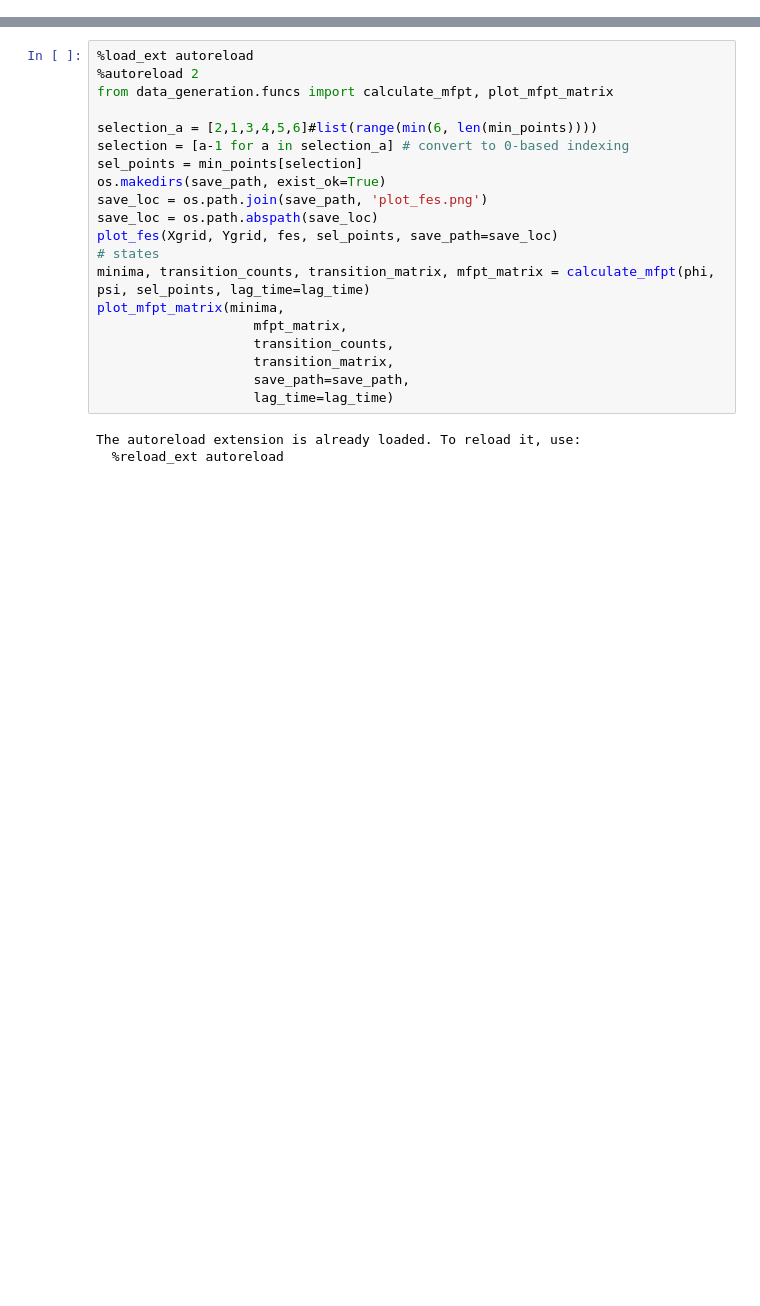
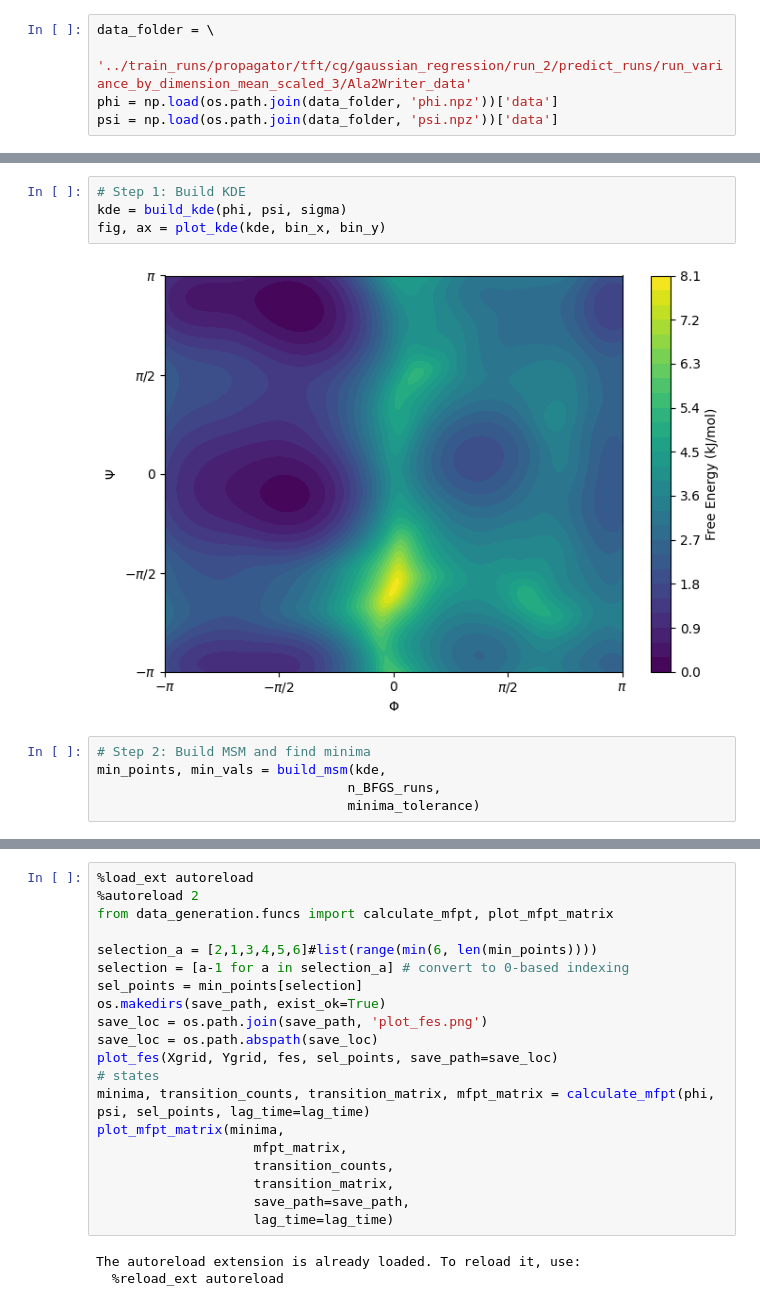
Before and after one commit to goharalisiddiqui/surrogate-dynamics, a Jupyter notebook: short_scripts/plots.ipynb, the cells around one changed output, grey strips where cells are left out. Cells and saved outputs as stored; diff of their text form; blank space fills up the shorter version.

```diff
--- a/short_scripts/plots.ipynb
+++ b/short_scripts/plots.ipynb
@@ -64,0 +30,5 @@ Number of local minima found: 11
+# %%
+data_folder = \
+    '../train_runs/propagator/tft/cg/gaussian_regression/run_2/predict_runs/run_variance_by_dimension_mean_scaled_3/Ala2Writer_data'
+phi = np.load(os.path.join(data_folder, 'phi.npz'))['data']
+psi = np.load(os.path.join(data_folder, 'psi.npz'))['data']
@@ -64,0 +43,11 @@ Number of local minima found: 11
+# %%
+# Step 1: Build KDE
+kde = build_kde(phi, psi, sigma)
+fig, ax = plot_kde(kde, bin_x, bin_y)
+# %% [output]
+[figure, added]
+# %%
+# Step 2: Build MSM and find minima
+min_points, min_vals = build_msm(kde,
+                                n_BFGS_runs,
+                                minima_tolerance)
```
Also changed, not shown: parts of 8 cells of this notebook, 10 other files.
